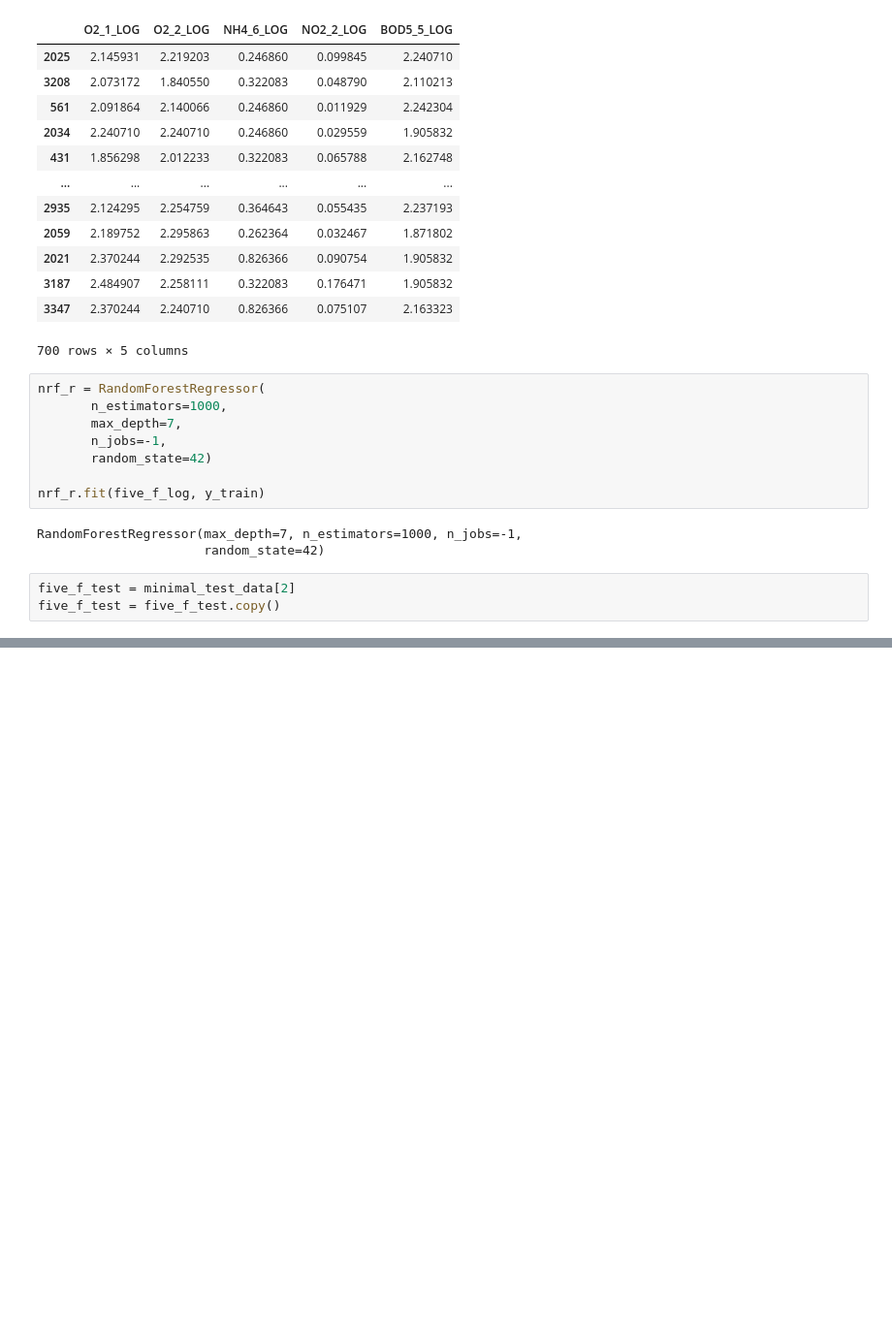
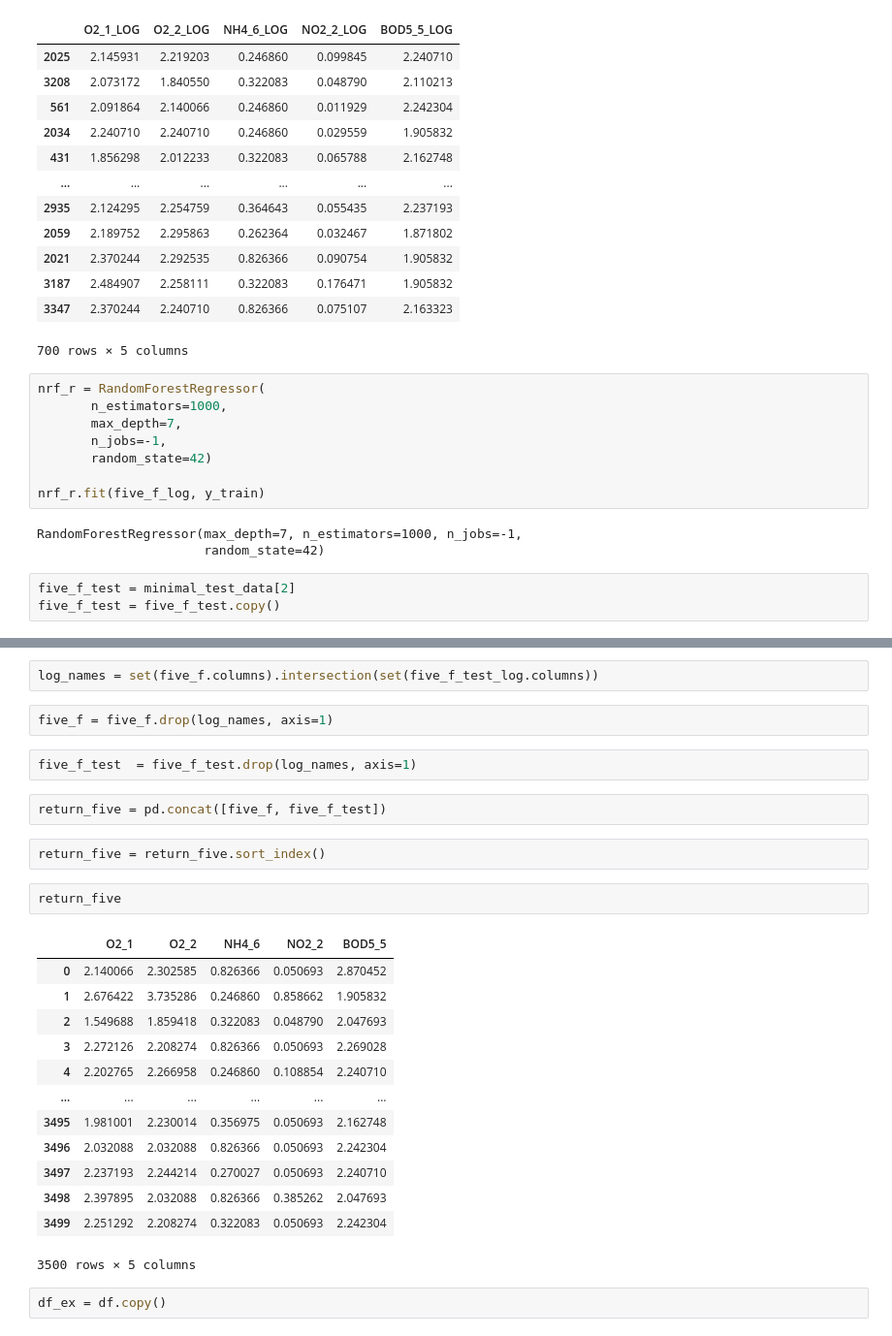
Before and after one commit to ameram/dissolved_o2_augmentation, a Jupyter notebook: playground_3-21.ipynb, the cells around one changed output, grey strips where cells are left out. Shown at 97% size. Saved outputs shown, nothing was run; the diff lists cells and outputs as text; blank space fills up the shorter version.

```diff
--- a/playground_3-21.ipynb
+++ b/playground_3-21.ipynb
@@ -550,0 +576,28 @@ nrf_r
+# %%
+log_names = set(five_f.columns).intersection(set(five_f_test_log.columns))
+# %%
+five_f = five_f.drop(log_names, axis=1)
+# %%
+five_f_test  = five_f_test.drop(log_names, axis=1)
+# %%
+return_five = pd.concat([five_f, five_f_test])
+# %%
+return_five = return_five.sort_index()
+# %%
+return_five
+# %% [output]
+|  | O2_1 | O2_2 | NH4_6 | NO2_2 | BOD5_5 |
+| 0 | 2.140066 | 2.302585 | 0.826366 | 0.050693 | 2.870452 |
+| 1 | 2.676422 | 3.735286 | 0.246860 | 0.858662 | 1.905832 |
+| 2 | 1.549688 | 1.859418 | 0.322083 | 0.048790 | 2.047693 |
+| 3 | 2.272126 | 2.208274 | 0.826366 | 0.050693 | 2.269028 |
+| 4 | 2.202765 | 2.266958 | 0.246860 | 0.108854 | 2.240710 |
+| ... | ... | ... | ... | ... | ... |
+| 3495 | 1.981001 | 2.230014 | 0.356975 | 0.050693 | 2.162748 |
+| 3496 | 2.032088 | 2.032088 | 0.826366 | 0.050693 | 2.242304 |
+| 3497 | 2.237193 | 2.244214 | 0.270027 | 0.050693 | 2.240710 |
+| 3498 | 2.397895 | 2.032088 | 0.826366 | 0.385262 | 2.047693 |
+| 3499 | 2.251292 | 2.208274 | 0.322083 | 0.050693 | 2.242304 |
+3500 rows × 5 columns
+# %%
+df_ex = df.copy()
```
Also changed, not shown: parts of 16 cells of this notebook.
